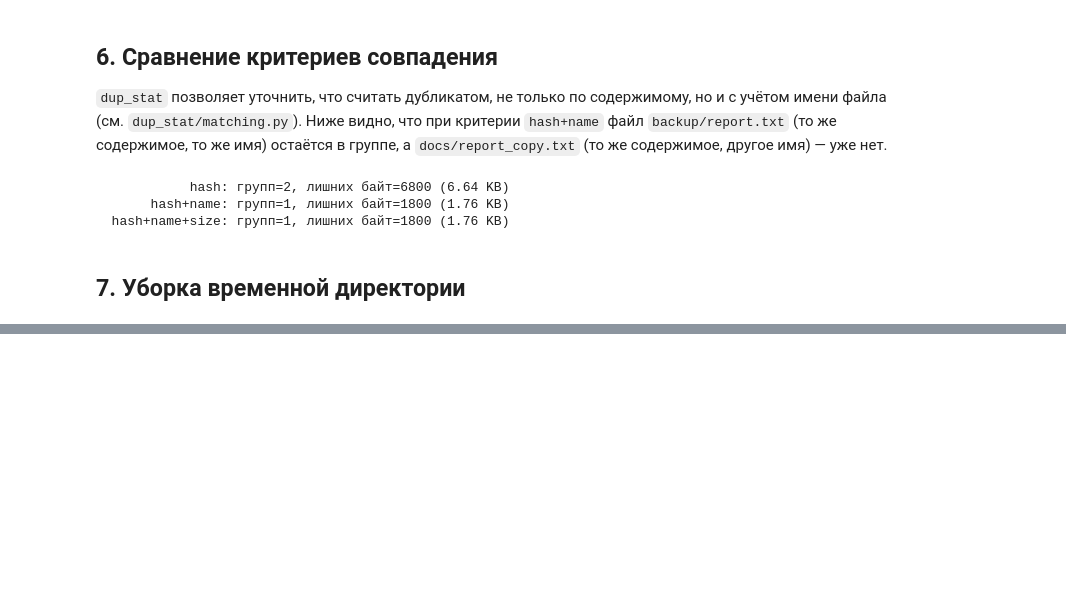
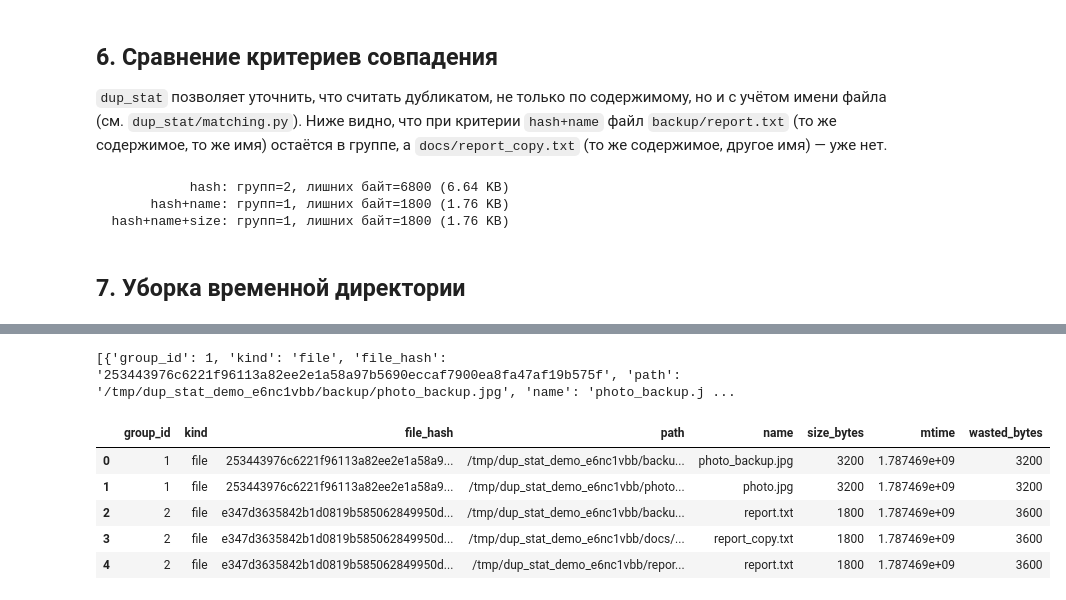
Before and after one commit to schle1lfer/dup_stat, a Jupyter notebook: notebooks/dup_stat_demo.ipynb, the cells around one changed output, grey strips where cells are left out. Cells and saved outputs as stored; diff of their text form; code cells hidden in the pictures; blank space fills up the shorter version.

```diff
--- a/notebooks/dup_stat_demo.ipynb
+++ b/notebooks/dup_stat_demo.ipynb
@@ -234,3 +252,23 @@ loaded_df
+# %%
+json_path = next(p for p in saved_paths if p.suffix == ".json")
+xlsx_path = next((p for p in saved_paths if p.suffix == ".xlsx"), None)
+
+import json
+with open(json_path, encoding="utf-8") as f:
+    print(json.load(f))
+
+if xlsx_path is not None:
+    display(pd.read_excel(xlsx_path))
+else:
+    print("Excel не сохранён (нет openpyxl) — см. save_result.skipped выше")
+# %% [output]
+[{'group_id': 1, 'kind': 'file', 'file_hash': '253443976c6221f96113a82ee2e1a58a97b5690eccaf7900ea8fa47af19b575f', 'path': '/tmp/dup_stat_demo_e6nc1vbb/backup/photo_backup.jpg', 'name': 'photo_backup.j ...
+|  | group_id | kind | file_hash | path | name | size_bytes | mtime | wasted_bytes |
+| 0 | 1 | file | 253443976c6221f96113a82ee2e1a58a9... | /tmp/dup_stat_demo_e6nc1vbb/backu... | photo_backup.jpg | 3200 | 1.787469e+09 | 3200 |
+| 1 | 1 | file | 253443976c6221f96113a82ee2e1a58a9... | /tmp/dup_stat_demo_e6nc1vbb/photo... | photo.jpg | 3200 | 1.787469e+09 | 3200 |
+| 2 | 2 | file | e347d3635842b1d0819b585062849950d... | /tmp/dup_stat_demo_e6nc1vbb/backu... | report.txt | 1800 | 1.787469e+09 | 3600 |
+| 3 | 2 | file | e347d3635842b1d0819b585062849950d... | /tmp/dup_stat_demo_e6nc1vbb/docs/... | report_copy.txt | 1800 | 1.787469e+09 | 3600 |
+| 4 | 2 | file | e347d3635842b1d0819b585062849950d... | /tmp/dup_stat_demo_e6nc1vbb/repor... | report.txt | 1800 | 1.787469e+09 | 3600 |
 # %%
 shutil.rmtree(demo_dir)
 print("Удалено:", demo_dir)
```
Also changed, not shown: parts of 7 cells of this notebook, 6 other files.
